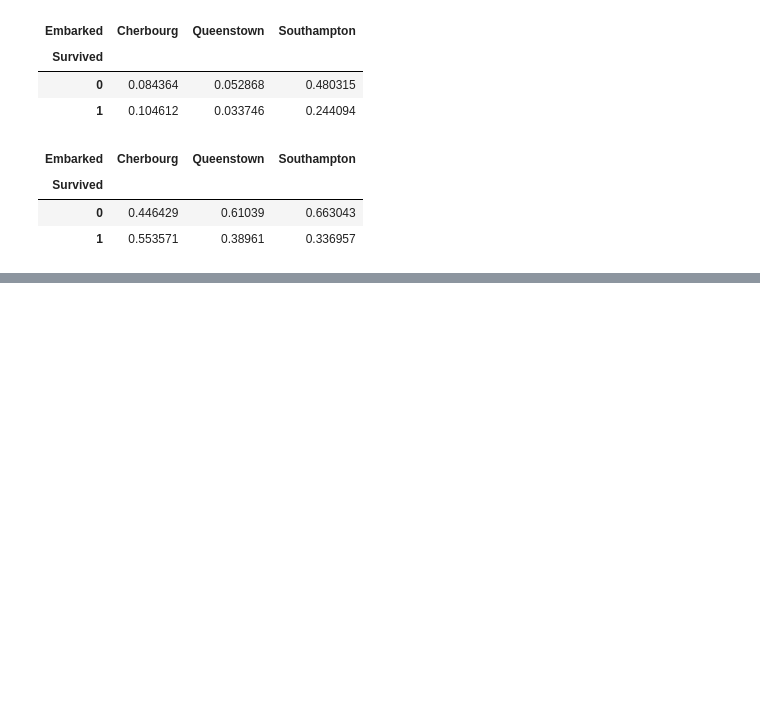
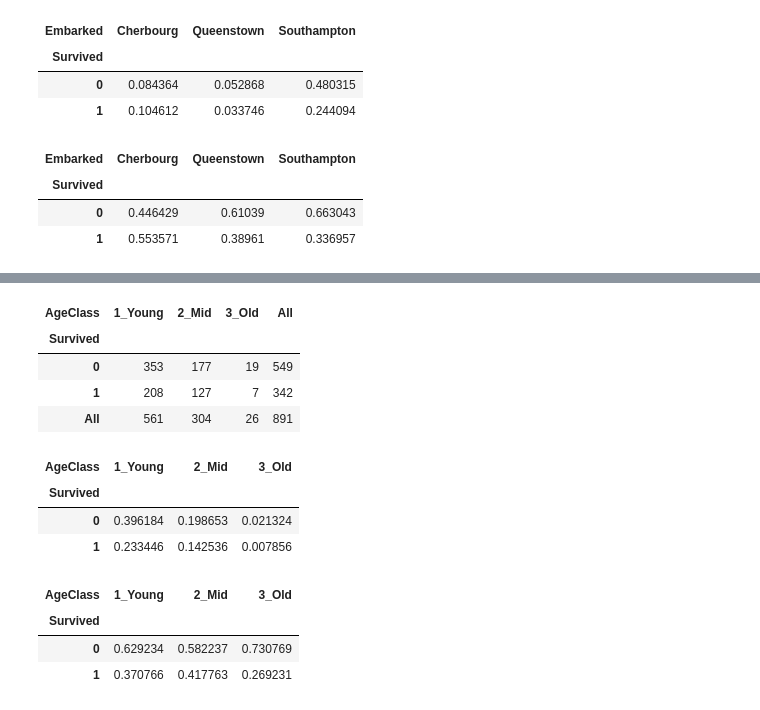
Before and after one commit to dennis-hauser/titanic, a Jupyter notebook: titanic.ipynb, the cells around one changed output, grey strips where cells are left out. Drawn from its saved outputs; the diff is of its cells as text; code cells hidden in the pictures; blank space fills up the shorter version.

```diff
--- a/titanic.ipynb
+++ b/titanic.ipynb
@@ -356,0 +372,28 @@ pd.crosstab(index=data['Survived'], columns=data['Embarked'], normalize='columns
+# %%
+# Create Age boundaries
+data['AgeClass'] = ['3_Old' if x >= 60 else ('2_Mid' if 30 <= x < 60 else '1_Young') for x in data['Age']]
+# %%
+# Joint frequencies
+pd.crosstab(index=data['Survived'], columns=data['AgeClass'], margins=True)
+# %% [output]
+| AgeClass | 1_Young | 2_Mid | 3_Old | All |
+| Survived |  |  |  |  |
+| 0 | 353 | 177 | 19 | 549 |
+| 1 | 208 | 127 | 7 | 342 |
+| All | 561 | 304 | 26 | 891 |
+# %%
+# Joint probabilities
+pd.crosstab(index=data['Survived'], columns=data['AgeClass'], normalize=True)
+# %% [output]
+| AgeClass | 1_Young | 2_Mid | 3_Old |
+| Survived |  |  |  |
+| 0 | 0.396184 | 0.198653 | 0.021324 |
+| 1 | 0.233446 | 0.142536 | 0.007856 |
+# %%
+# Conditional probabilities
+pd.crosstab(index=data['Survived'], columns=data['AgeClass'], normalize='columns')
+# %% [output]
+| AgeClass | 1_Young | 2_Mid | 3_Old |
+| Survived |  |  |  |
+| 0 | 0.629234 | 0.582237 | 0.730769 |
+| 1 | 0.370766 | 0.417763 | 0.269231 |
```
Also changed, not shown: parts of 2 cells of this notebook.
